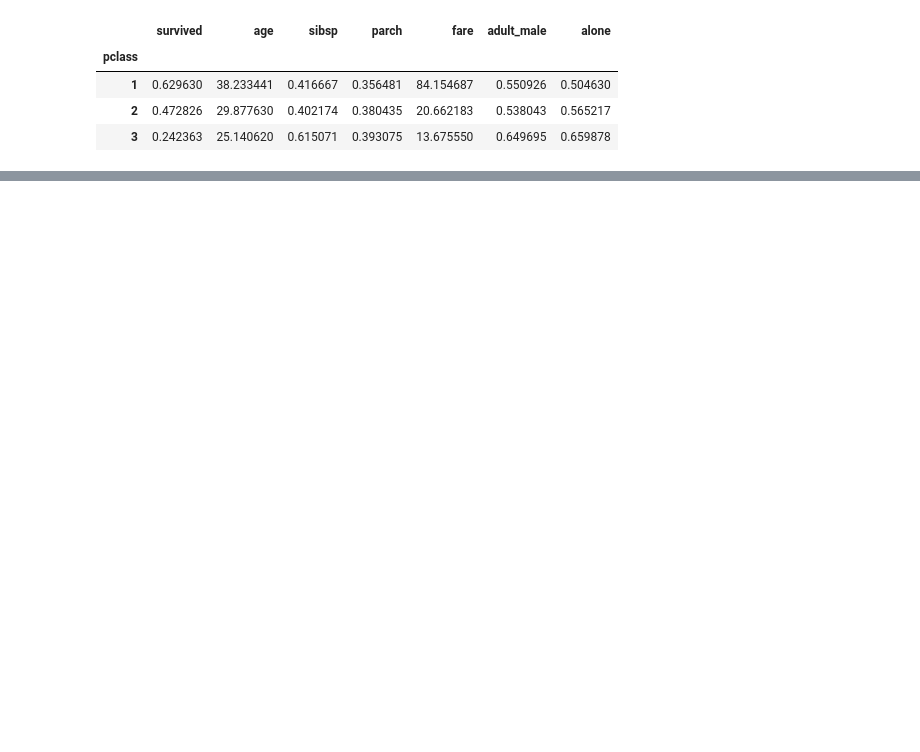
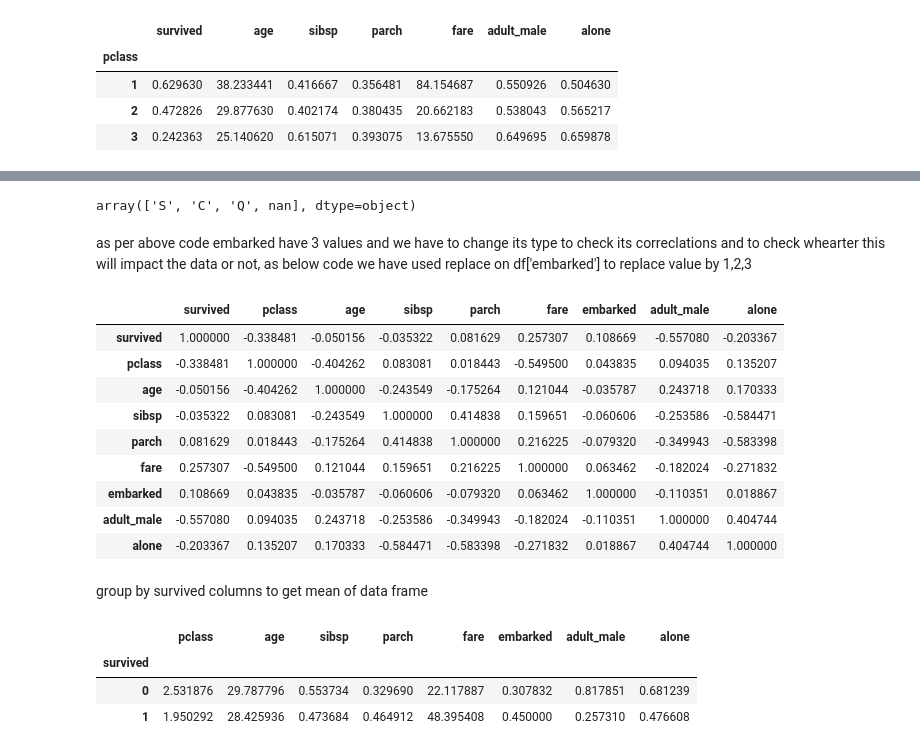
Before and after one commit to mubarakdalvi/myprojects, a Jupyter notebook: Logistic_regression.ipynb, the cells around one changed output, grey strips where cells are left out. Cells and saved outputs as stored; diff of their text form; code cells hidden in the pictures; blank space fills up the shorter version.

```diff
--- a/Logistic_regression.ipynb
+++ b/Logistic_regression.ipynb
@@ -83,9 +68,13 @@ df.groupby('pclass').mean()
 # %%
-def impute(col):
-  age = col[0]
-  pclass = col[1]
+def impute_age(col):
+  age = col[1]
+  pclass = col[0]
   if pd.isnull(age):
     if pclass == 1:
       return 38
     elif pclass == 2:
-      return
+      return 30
+    else:
+      return 25
+  else:
+    return age
@@ -93,0 +83,2 @@ def impute(col):
+# %%
+df['age'] = df[['pclass','age']].apply(impute_age,axis=1)
@@ -93,0 +117,7 @@ def impute(col):
+# %%
+df['embarked'].unique()
+# %% [output]
+array(['S', 'C', 'Q', nan], dtype=object)
+# %% [markdown]
+as per above code embarked have 3 values and we have to change its type to check its correclations and to check whearter this will impact the data or not,
+as below code we have used replace on df['embarked'] to replace value by 1,2,3
@@ -93,0 +126,22 @@ def impute(col):
+# %%
+df.corr()
+# %% [output]
+|  | survived | pclass | age | sibsp | parch | fare | embarked | adult_male | alone |
+| survived | 1.000000 | -0.338481 | -0.050156 | -0.035322 | 0.081629 | 0.257307 | 0.108669 | -0.557080 | -0.203367 |
+| pclass | -0.338481 | 1.000000 | -0.404262 | 0.083081 | 0.018443 | -0.549500 | 0.043835 | 0.094035 | 0.135207 |
+| age | -0.050156 | -0.404262 | 1.000000 | -0.243549 | -0.175264 | 0.121044 | -0.035787 | 0.243718 | 0.170333 |
+| sibsp | -0.035322 | 0.083081 | -0.243549 | 1.000000 | 0.414838 | 0.159651 | -0.060606 | -0.253586 | -0.584471 |
+| parch | 0.081629 | 0.018443 | -0.175264 | 0.414838 | 1.000000 | 0.216225 | -0.079320 | -0.349943 | -0.583398 |
+| fare | 0.257307 | -0.549500 | 0.121044 | 0.159651 | 0.216225 | 1.000000 | 0.063462 | -0.182024 | -0.271832 |
+| embarked | 0.108669 | 0.043835 | -0.035787 | -0.060606 | -0.079320 | 0.063462 | 1.000000 | -0.110351 | 0.018867 |
+| adult_male | -0.557080 | 0.094035 | 0.243718 | -0.253586 | -0.349943 | -0.182024 | -0.110351 | 1.000000 | 0.404744 |
+| alone | -0.203367 | 0.135207 | 0.170333 | -0.584471 | -0.583398 | -0.271832 | 0.018867 | 0.404744 | 1.000000 |
+# %% [markdown]
+group by survived columns to get mean of data frame
+# %%
+df.groupby('survived').mean()
+# %% [output]
+|  | pclass | age | sibsp | parch | fare | embarked | adult_male | alone |
+| survived |  |  |  |  |  |  |  |  |
+| 0 | 2.531876 | 29.787796 | 0.553734 | 0.329690 | 22.117887 | 0.307832 | 0.817851 | 0.681239 |
+| 1 | 1.950292 | 28.425936 | 0.473684 | 0.464912 | 48.395408 | 0.450000 | 0.257310 | 0.476608 |
```
Also changed, not shown: parts of 69 cells of this notebook.
